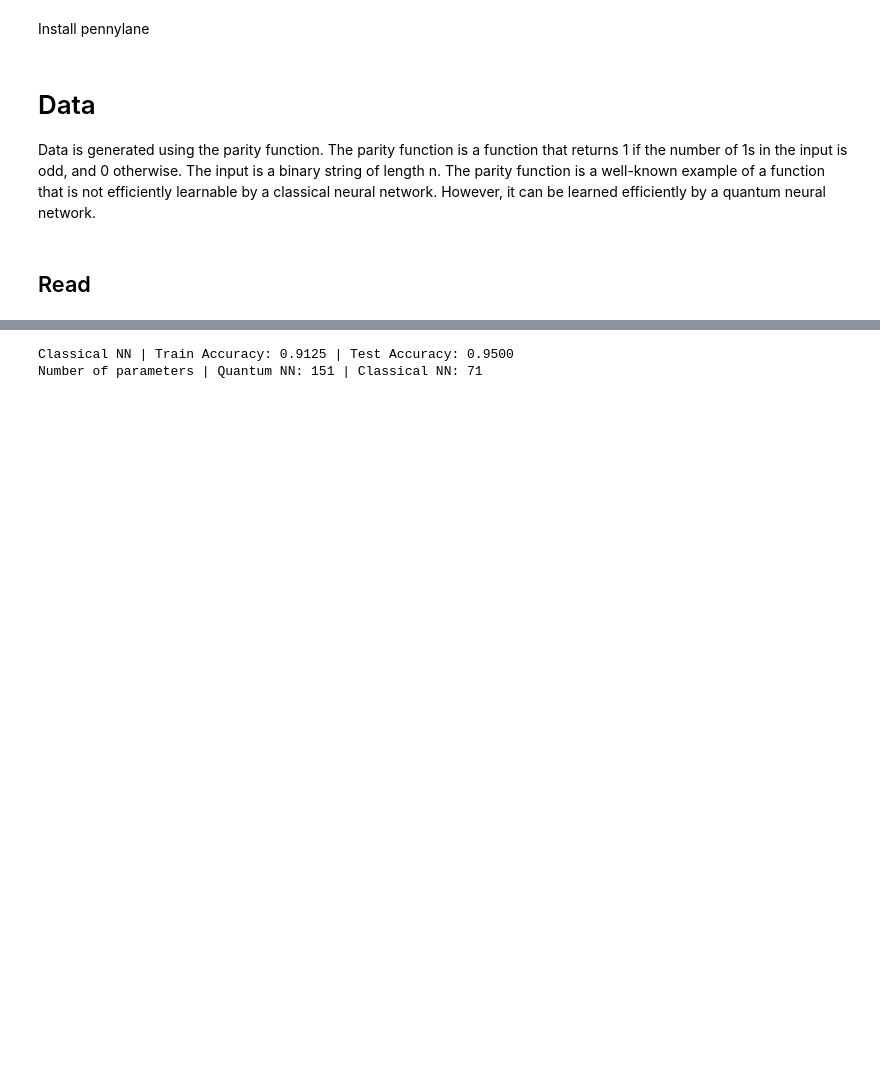
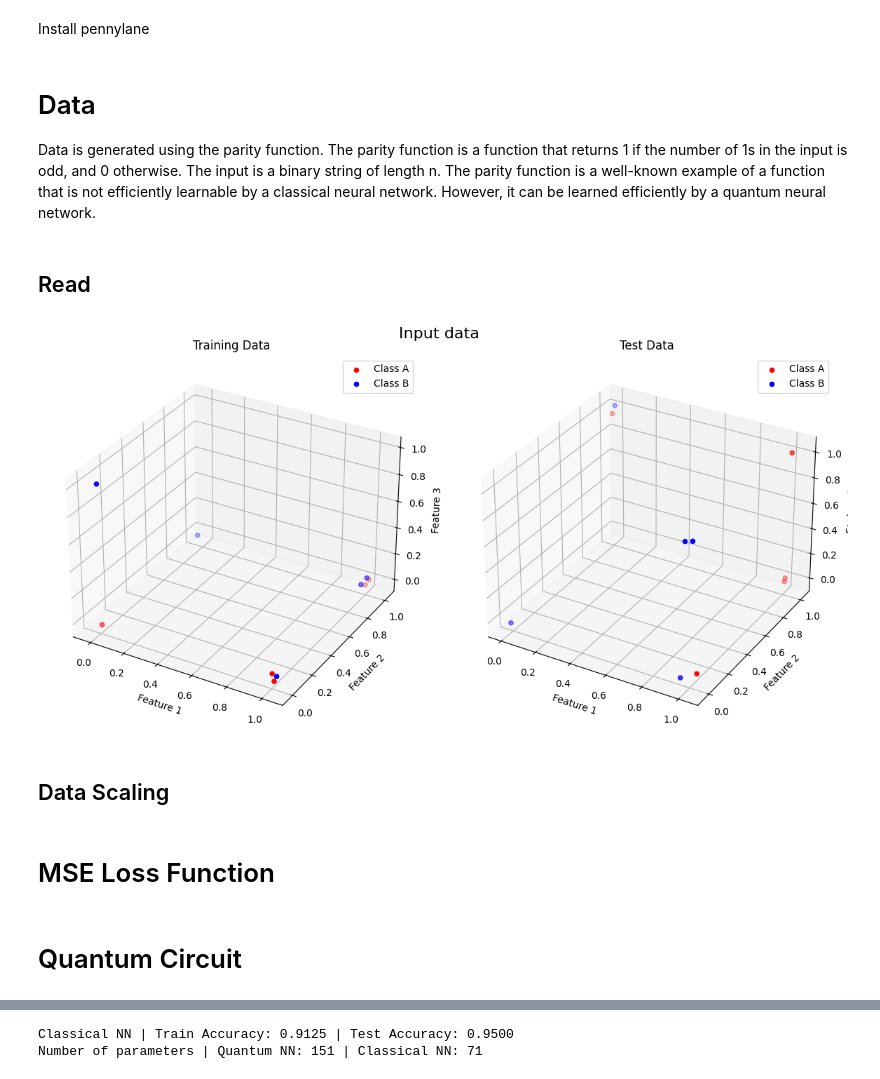
Before and after one commit to Nikoletos-K/Quantum-ML-Classification-with-PennyLane, a Jupyter notebook: qml_classifier_c.ipynb, the cells around one changed output, grey strips where cells are left out. Saved outputs shown, nothing was run; the diff lists cells and outputs as text; code cells hidden in the pictures; blank space fills up the shorter version.

```diff
--- a/qml_classifier_c.ipynb
+++ b/qml_classifier_c.ipynb
@@ -29,0 +36,28 @@ train_labels = np.hstack((np.zeros(len(train_classA)), np.ones(len(train_classB)
+# %%
+fig = plt.figure(figsize=(12, 6))
+
+ax1 = fig.add_subplot(121, projection='3d')
+ax1.scatter(train_classA[0], train_classA[1], train_classA[2], color='red', label='Class A')
+ax1.scatter(train_classB[0], train_classB[1], train_classB[2], color='blue', label='Class B')
+ax1.set_title('Training Data')
+ax1.set_xlabel('Feature 1')
+ax1.set_ylabel('Feature 2')
+ax1.set_zlabel('Feature 3')
+ax1.legend()
+
+ax2 = fig.add_subplot(122, projection='3d')
+ax2.scatter(test_classA[0], test_classA[1], test_classA[2], color='red', label='Class A')
+ax2.scatter(test_classB[0], test_classB[1], test_classB[2], color='blue', label='Class B')
+ax2.set_title('Test Data')
+ax2.set_xlabel('Feature 1')
+ax2.set_ylabel('Feature 2')
+ax2.set_zlabel('Feature 3')
+ax2.legend()
+
+fig.suptitle('Input data', fontsize=16)
+plt.tight_layout()
+plt.show()
+# %% [output]
+[figure, added]
+# %% [markdown]
+## Data Scaling
@@ -29,0 +68,2 @@ train_labels = np.hstack((np.zeros(len(train_classA)), np.ones(len(train_classB)
+# %% [markdown]
+# MSE Loss Function
@@ -29,0 +78,2 @@ train_labels = np.hstack((np.zeros(len(train_classA)), np.ones(len(train_classB)
+# %% [markdown]
+# Quantum Circuit
```
Also changed, not shown: parts of 19 cells of this notebook, 7 other files.
